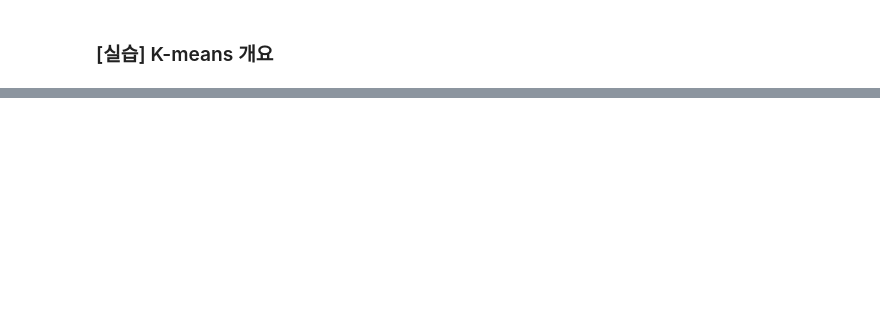
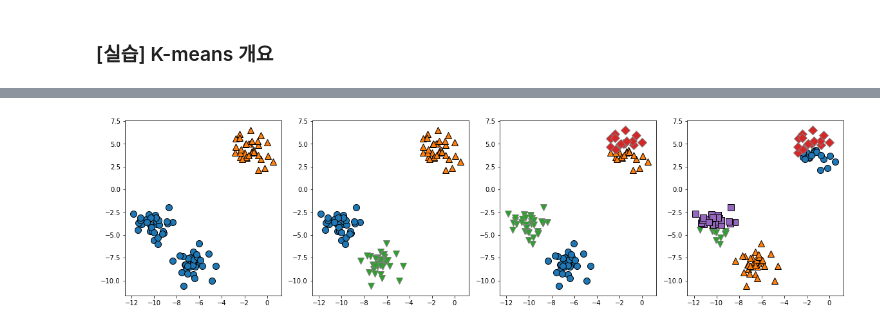
Before and after one commit to rileyko/PythonStudy, a Jupyter notebook: Clustering/Clustering.ipynb, the cells around one changed output, grey strips where cells are left out. Drawn from its saved outputs; the diff is of its cells as text; code cells hidden in the pictures; blank space fills up the shorter version.

```diff
--- a/Clustering/Clustering.ipynb
+++ b/Clustering/Clustering.ipynb
@@ -52,0 +132,14 @@
+# %%
+# 같은 데이터일지라도 k값 할당에 따라 클러스터링 결과가 달라질 수 있음
+fig, axes = plt.subplots(1, 4, figsize=(20, 5))
+
+# 2,3,4,5개의 클러스터로 나눌 경우
+idx = 0
+for k in [2,3,4,5]:
+    kmeans = KMeans(n_clusters=k)
+    kmeans.fit(X)
+    lbls = kmeans.labels_
+    mglearn.discrete_scatter(X[:, 0], X[:, 1], lbls, ax= axes[idx])
+    idx += 1
+# %% [output]
+[figure, added]
```
Also changed, not shown: parts of 6 cells of this notebook.
